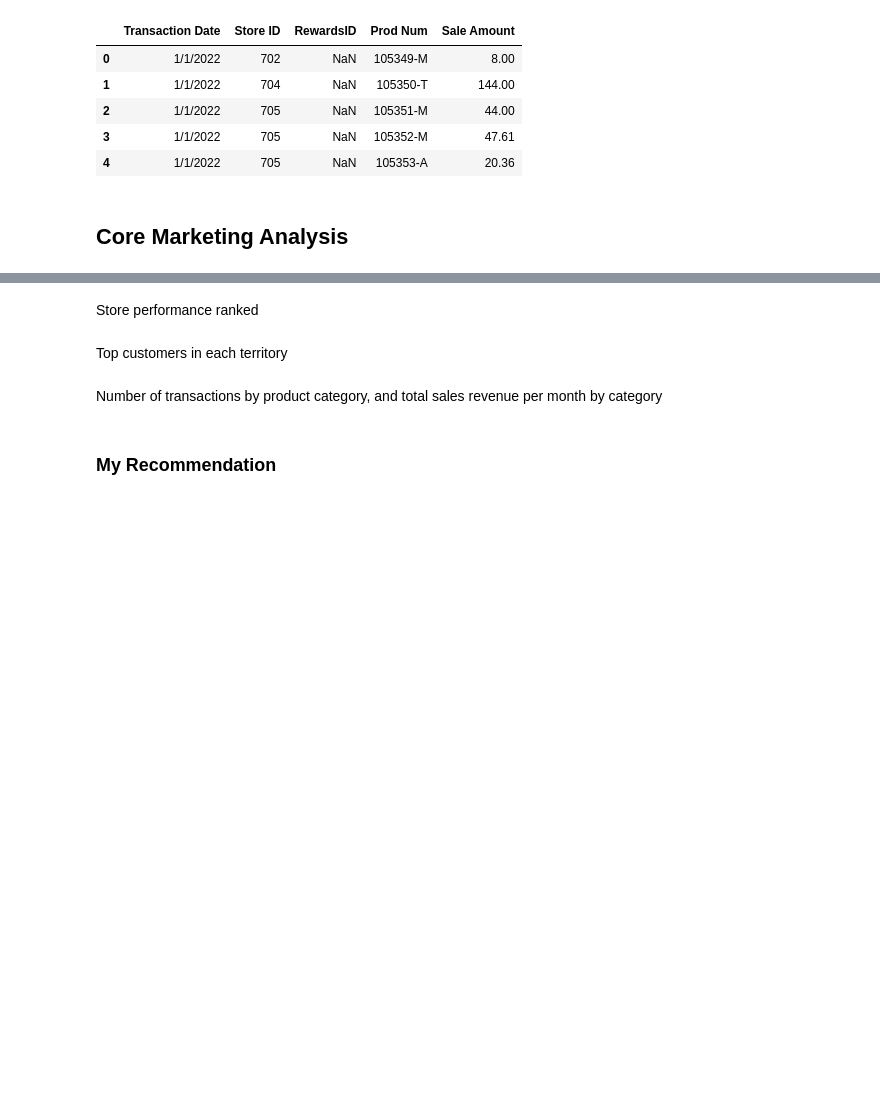
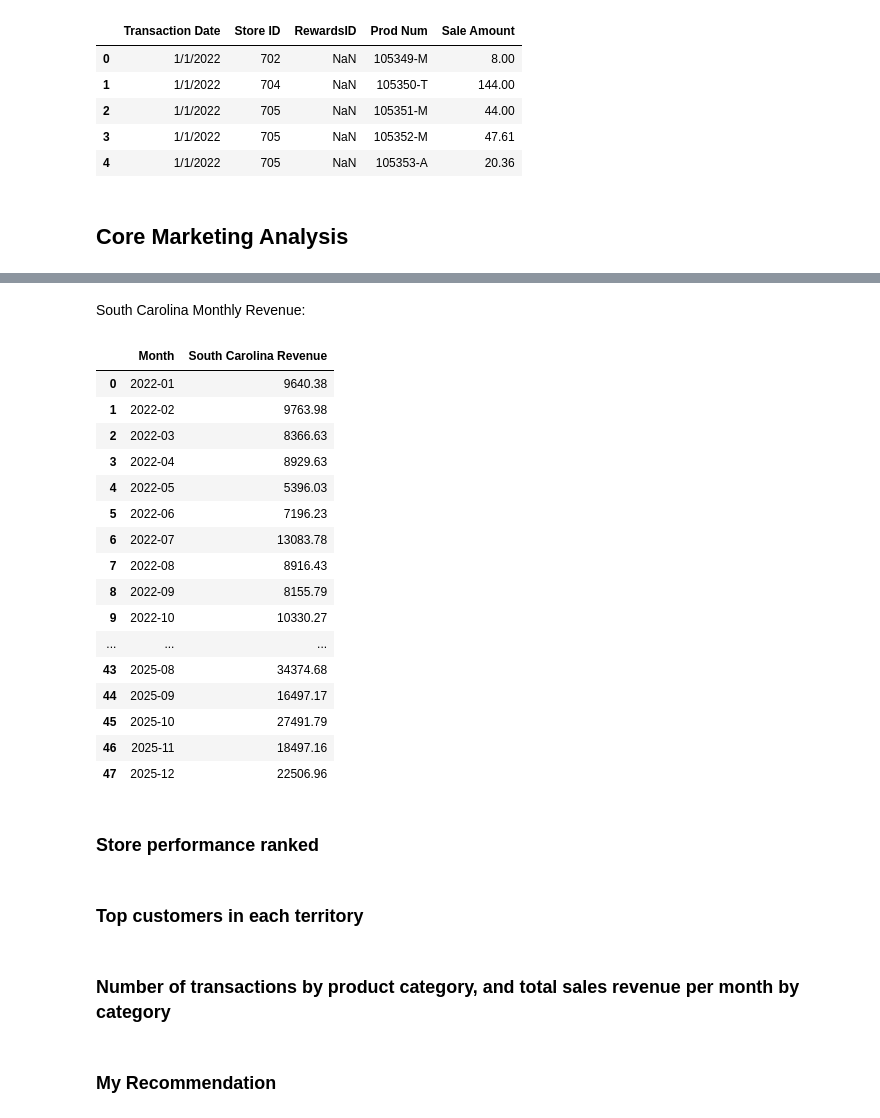
Before and after one commit to edmundvi/Capstone_2, a Jupyter notebook: viray_sales_analysis.ipynb, the cells around one changed output, grey strips where cells are left out. Drawn from its saved outputs; the diff is of its cells as text; code cells hidden in the pictures; blank space fills up the shorter version.

```diff
--- a/viray_sales_analysis.ipynb
+++ b/viray_sales_analysis.ipynb
@@ -131,8 +207,40 @@ Monthly revenue for in-store sales for the two sales territories
+# %% [markdown]
+South Carolina Monthly Revenue:
+# %%
+sc_sales = ssales[ssales['Store ID'].isin(sc_ids)]                                                 # Use isin to filter store sales from previous South Carolina stores dataframe
+
+sc_sales['Transaction Date'] = pd.to_datetime(sc_sales['Transaction Date'])                        # Convert Transaction Date to datetime
+sc_sales['Transaction Date'] = sc_sales['Transaction Date'].dt.to_period('M')                      # Remove day from the transaction date
+
+sc_revenue = sc_sales.groupby('Transaction Date')[['Sale Amount']].sum().reset_index()             # Displays and groups by transaction date, finding the sum of each month, reset index for cleaner display
+
+sc_revenue.rename(columns={'Transaction Date': 'Month', 'Sale Amount': 'South Carolina Revenue'}, inplace=True)   # Rename Columns
+
+
+sc_revenue
+# %% [output]
+|  | Month | South Carolina Revenue |
+| 0 | 2022-01 | 9640.38 |
+| 1 | 2022-02 | 9763.98 |
+| 2 | 2022-03 | 8366.63 |
+| 3 | 2022-04 | 8929.63 |
+| 4 | 2022-05 | 5396.03 |
+| 5 | 2022-06 | 7196.23 |
+| 6 | 2022-07 | 13083.78 |
+| 7 | 2022-08 | 8916.43 |
+| 8 | 2022-09 | 8155.79 |
+| 9 | 2022-10 | 10330.27 |
+| ... | ... | ... |
+| 43 | 2025-08 | 34374.68 |
+| 44 | 2025-09 | 16497.17 |
+| 45 | 2025-10 | 27491.79 |
+| 46 | 2025-11 | 18497.16 |
+| 47 | 2025-12 | 22506.96 |
 # %% [markdown]
-Store performance ranked
+### Store performance ranked
 # %% [markdown]
-Top customers in each territory
+### Top customers in each territory
 # %% [markdown]
-Number of transactions by product category, and total sales revenue per month by category
+### Number of transactions by product category, and total sales revenue per month by category
 # %% [markdown]
 ### **My Recommendation**
```
Also changed, not shown: parts of 13 cells of this notebook.
